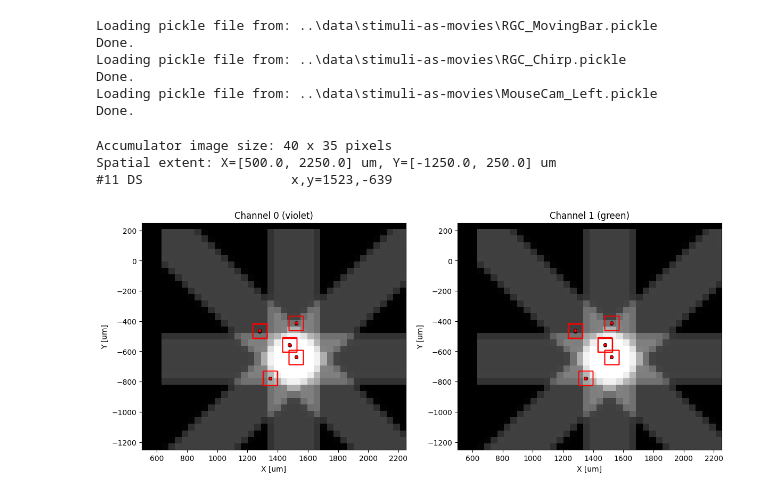
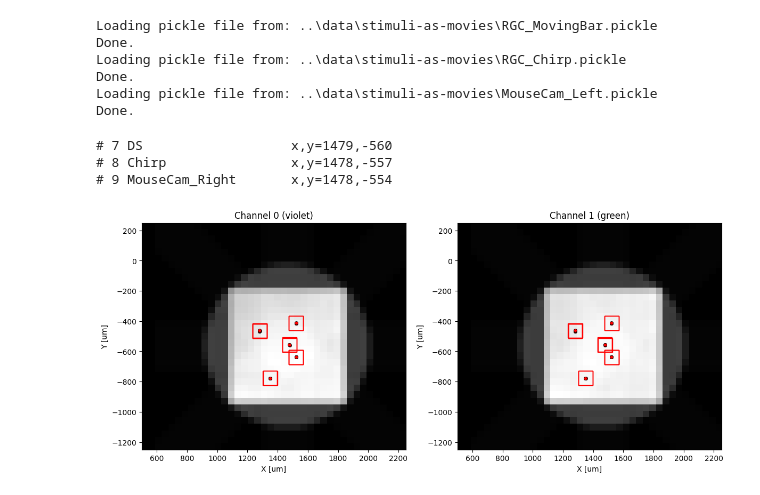
Before and after one commit to eyewire2/eyewire2-functional-analysis, a Jupyter notebook: notebooks/EW2_stim_history.ipynb, the cells around one changed output. Cells and saved outputs as stored; diff of their text form; code cells hidden in the pictures.

Commit message:
exposure plots continued 2

```diff
--- a/notebooks/EW2_stim_history.ipynb
+++ b/notebooks/EW2_stim_history.ipynb
@@ -373,13 +403,13 @@ def plot_exposure(fLogConsol: Path, ln_range: list =[0, 1000]):
 # %%
-#plot_exposure(CONSOL_PATH, ln_range=[7, 9]) # F0
-#plot_exposure(CONSOL_PATH, ln_range=[10, 13]) # F1
-#plot_exposure(CONSOL_PATH, ln_range=[16, 18]) # F2
-#plot_exposure(CONSOL_PATH, ln_range=[20, 24]) # F3
-#plot_exposure(CONSOL_PATH, ln_range=[28, 30]) # F4
+#plot_exposure(CONSOL_PATH, params, ln_range=[7, 9]) # F0
+#plot_exposure(CONSOL_PATH, params, ln_range=[10, 13]) # F1
+#plot_exposure(CONSOL_PATH, params, ln_range=[16, 18]) # F2
+#plot_exposure(CONSOL_PATH, params, ln_range=[20, 24]) # F3
+#plot_exposure(CONSOL_PATH, params, ln_range=[28, 30]) # F4
 
-plot_exposure(CONSOL_PATH, ln_range=[11, 11]) # F4
+movie_data = plot_exposure(CONSOL_PATH, params, ln_range=[7, 9], _verbose=False)
 # %% [output]
-Accumulator image size: 40 x 35 pixels
-Spatial extent: X=[500.0, 2250.0] um, Y=[-1250.0, 250.0] um
-#11 DS                   x,y=1523,-639
+# 7 DS                   x,y=1479,-560
+# 8 Chirp                x,y=1478,-557
+# 9 MouseCam_Right       x,y=1478,-554
-[figure, old version]
+[figure, new version]
```
Also changed, not shown: parts of 4 cells of this notebook, 2 other files.
